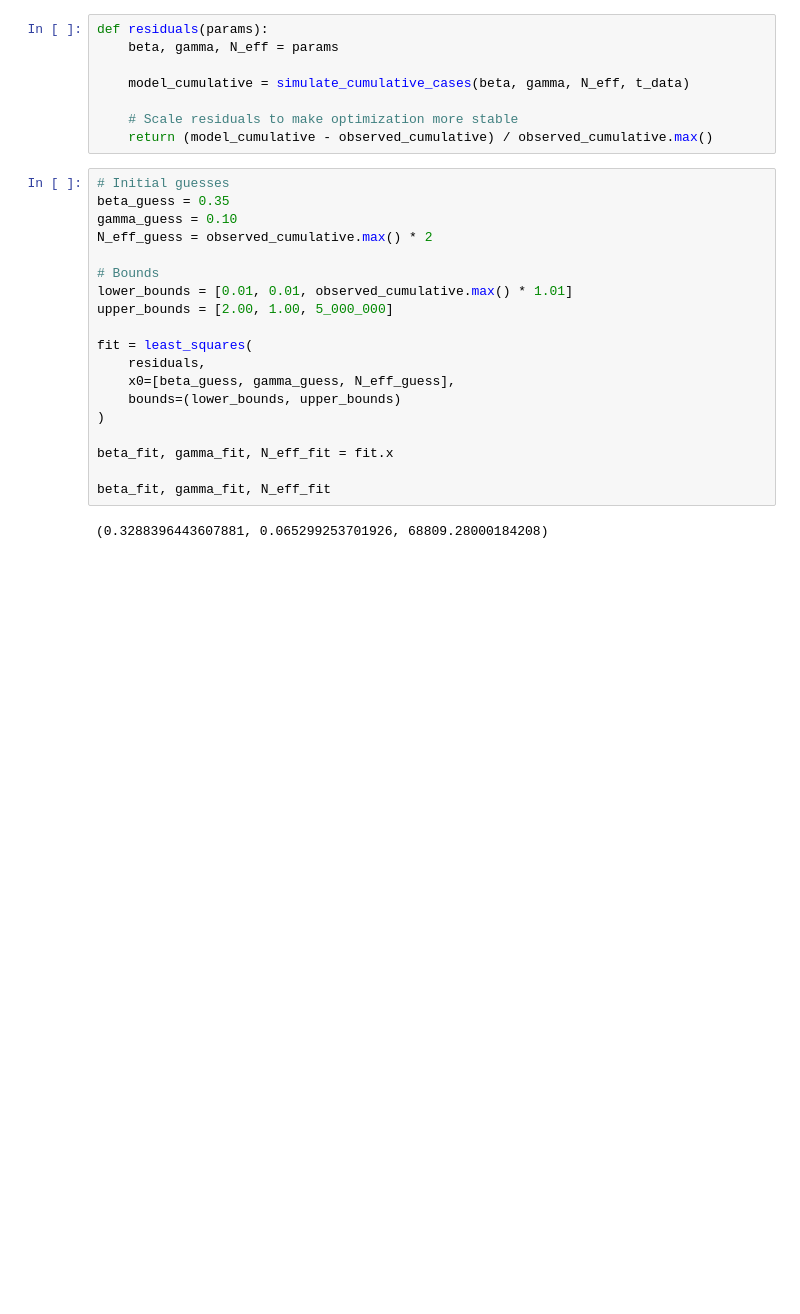
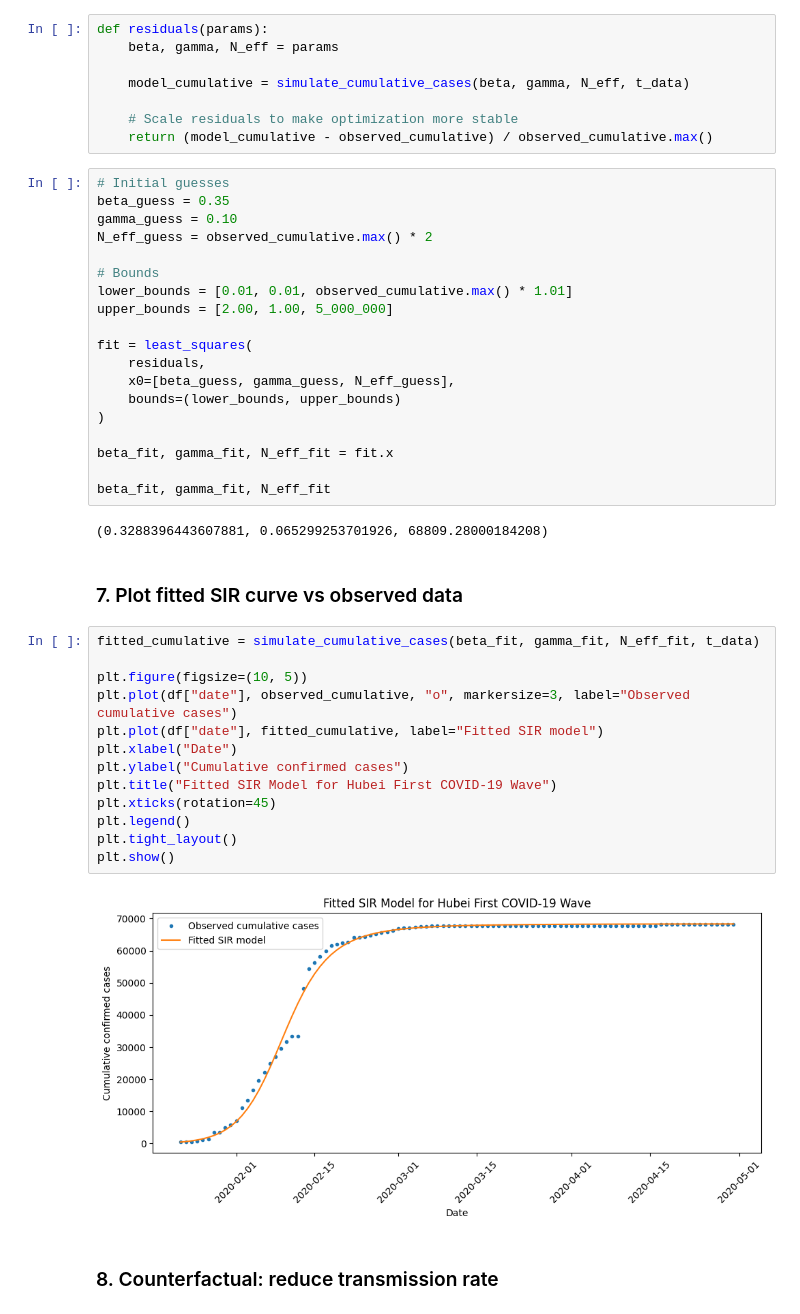
Before and after one commit to Hans-Yin/Intro-to-Math-Modeling-Final-Project, a Jupyter notebook: hubei_sir_project.ipynb, the cells around one changed output. Drawn from its saved outputs; the diff is of its cells as text; blank space fills up the shorter version.

Commit message:
Add Hubei SIR COVID model analysis

```diff
--- a/hubei_sir_project.ipynb
+++ b/hubei_sir_project.ipynb
@@ -163,3 +163,22 @@ beta_fit, gamma_fit, N_eff_fit = fit.x
 beta_fit, gamma_fit, N_eff_fit
 # %% [output]
 (0.3288396443607881, 0.065299253701926, 68809.28000184208)
+# %% [markdown]
+### 7. Plot fitted SIR curve vs observed data
+# %%
+fitted_cumulative = simulate_cumulative_cases(beta_fit, gamma_fit, N_eff_fit, t_data)
+
+plt.figure(figsize=(10, 5))
+plt.plot(df["date"], observed_cumulative, "o", markersize=3, label="Observed cumulative cases")
+plt.plot(df["date"], fitted_cumulative, label="Fitted SIR model")
+plt.xlabel("Date")
+plt.ylabel("Cumulative confirmed cases")
+plt.title("Fitted SIR Model for Hubei First COVID-19 Wave")
+plt.xticks(rotation=45)
+plt.legend()
+plt.tight_layout()
+plt.show()
+# %% [output]
+[figure, added]
+# %% [markdown]
+### 8. Counterfactual: reduce transmission rate
```
Also changed, not shown: parts of 6 cells of this notebook, 9 other files.
